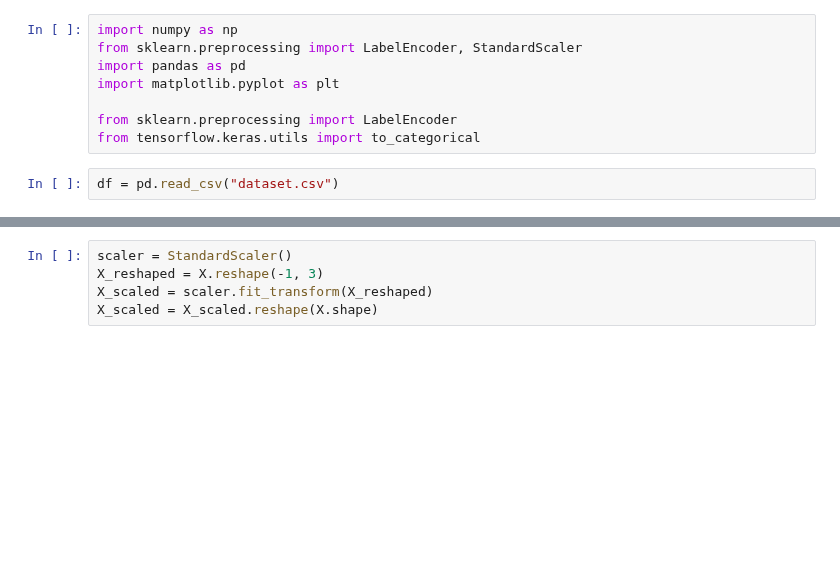
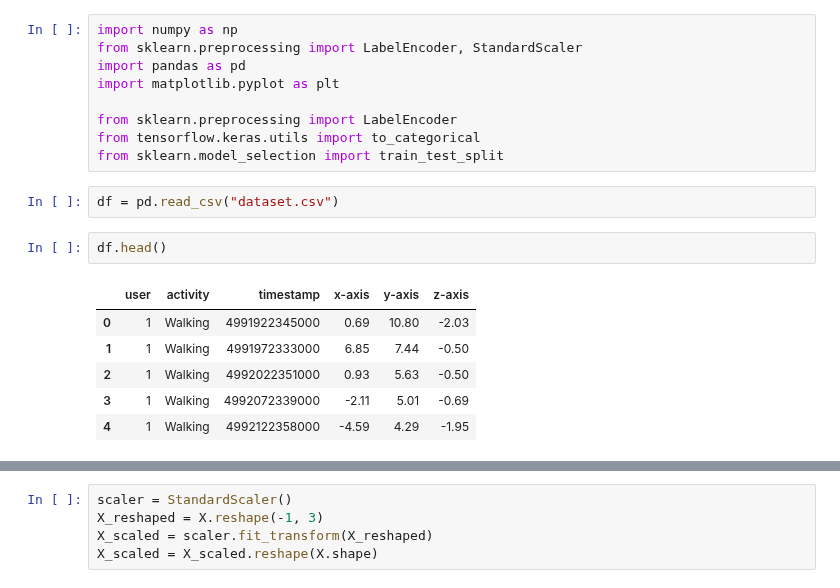
Before and after one commit to tudormatei/dsai-project, a Jupyter notebook: model.ipynb, the cells around one changed output, grey strips where cells are left out. Drawn from its saved outputs; the diff is of its cells as text; blank space fills up the shorter version.

```diff
--- a/model.ipynb
+++ b/model.ipynb
@@ -6,5 +6,15 @@ import matplotlib.pyplot as plt
 
 from sklearn.preprocessing import LabelEncoder
 from tensorflow.keras.utils import to_categorical
+from sklearn.model_selection import train_test_split
 # %%
 df = pd.read_csv("dataset.csv")
+# %%
+df.head()
+# %% [output]
+|  | user | activity | timestamp | x-axis | y-axis | z-axis |
+| 0 | 1 | Walking | 4991922345000 | 0.69 | 10.80 | -2.03 |
+| 1 | 1 | Walking | 4991972333000 | 6.85 | 7.44 | -0.50 |
+| 2 | 1 | Walking | 4992022351000 | 0.93 | 5.63 | -0.50 |
+| 3 | 1 | Walking | 4992072339000 | -2.11 | 5.01 | -0.69 |
+| 4 | 1 | Walking | 4992122358000 | -4.59 | 4.29 | -1.95 |
```
Also changed, not shown: parts of 11 cells of this notebook, 1 other file.
